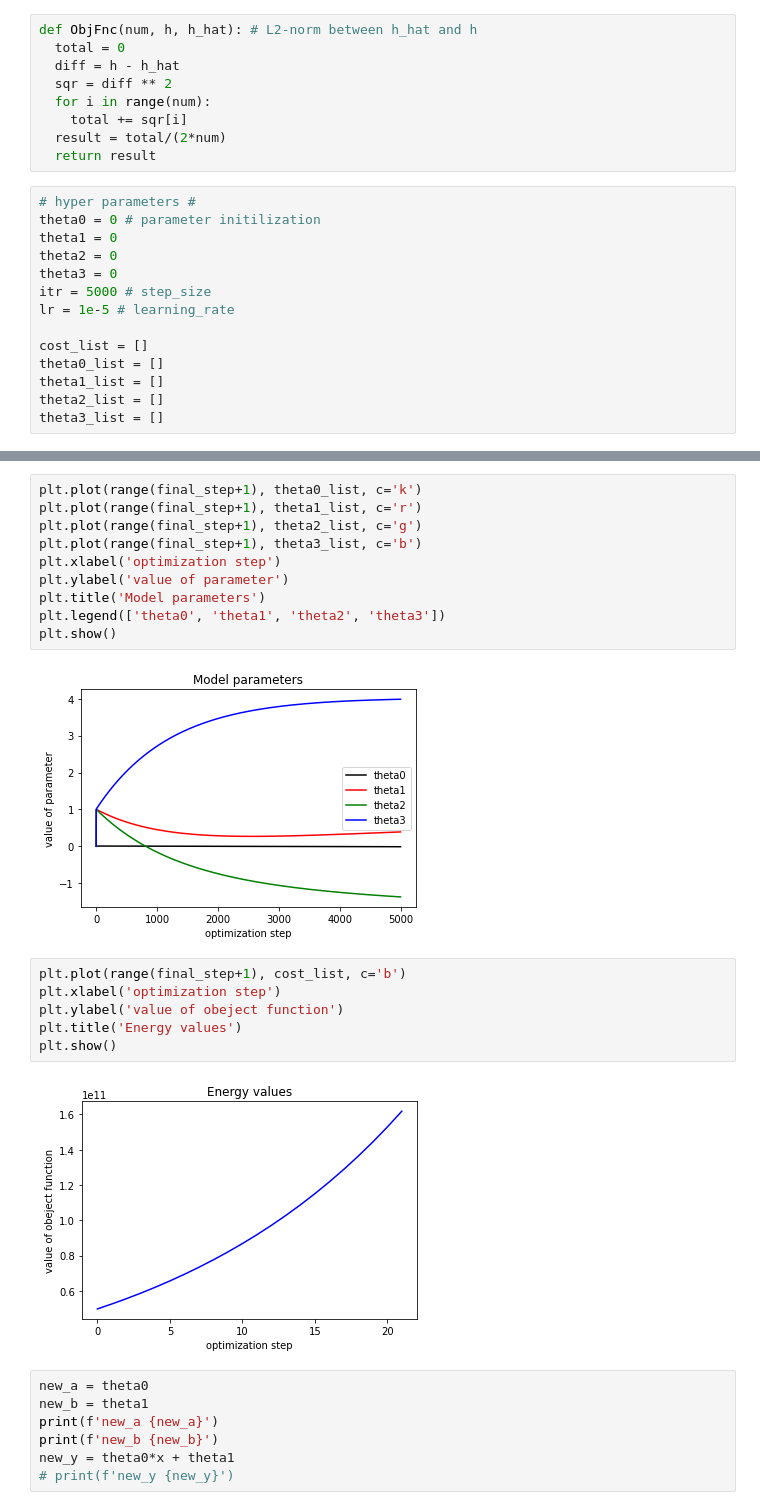
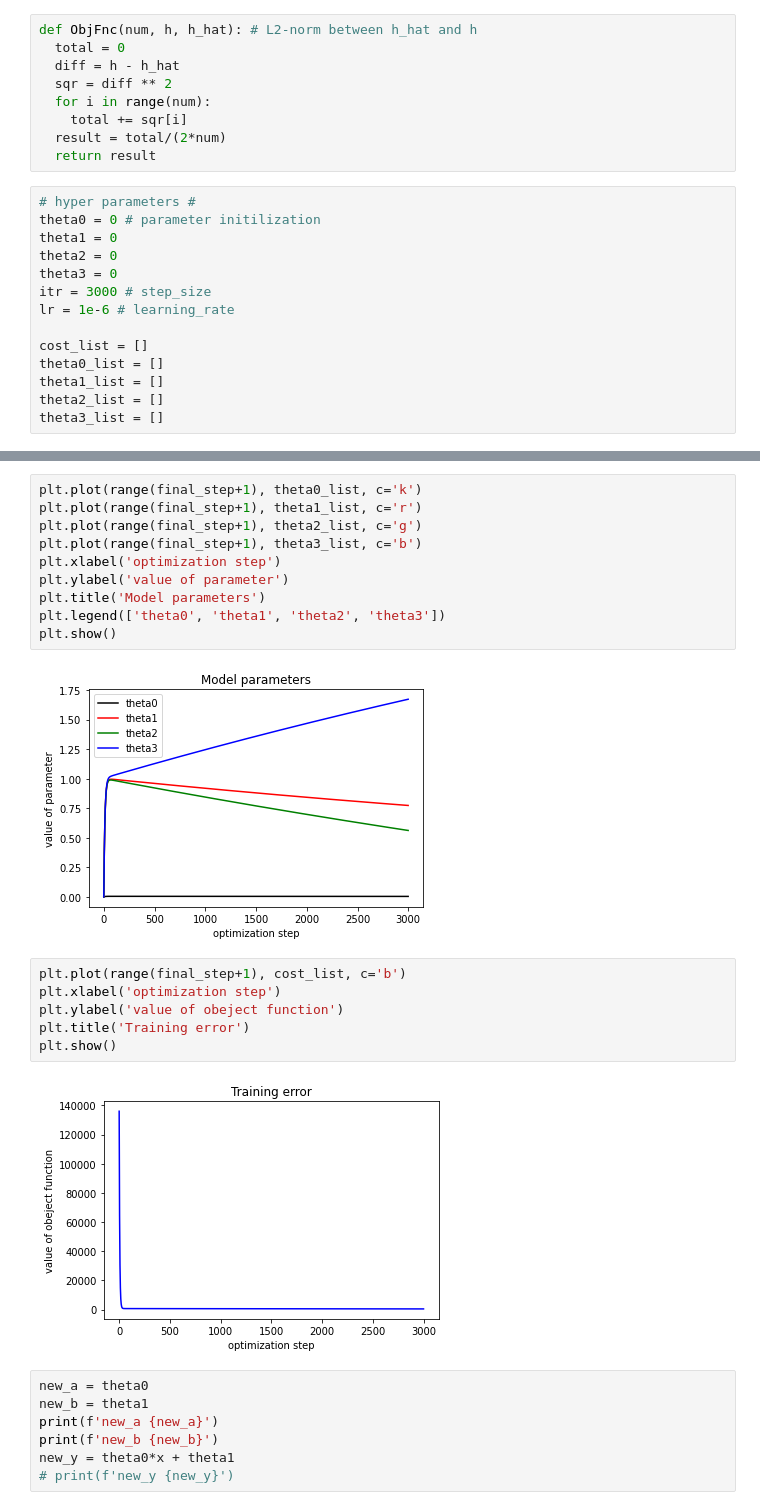
Before and after one commit to SuhyeonHa/MatrixComputation, a Jupyter notebook: Assignment04.ipynb, the cells around one changed output, grey strips where cells are left out. Saved outputs shown, nothing was run; the diff lists cells and outputs as text.

```diff
--- a/Assignment04.ipynb
+++ b/Assignment04.ipynb
@@ -128,8 +128,8 @@ theta0 = 0 # parameter initilization
 theta1 = 0
 theta2 = 0
 theta3 = 0
-itr = 5000 # step_size
-lr = 1e-5 # learning_rate
+itr = 3000 # step_size
+lr = 1e-6 # learning_rate
 
 cost_list = []
 theta0_list = []
@@ -187,15 +188,15 @@ plt.title('Model parameters')
 plt.legend(['theta0', 'theta1', 'theta2', 'theta3'])
 plt.show()
 # %% [output]
-[figure, old version]
+[figure, new version]
 # %%
 plt.plot(range(final_step+1), cost_list, c='b')
 plt.xlabel('optimization step')
 plt.ylabel('value of obeject function')
-plt.title('Energy values')
+plt.title('Training error')
 plt.show()
 # %% [output]
-[figure, old version]
+[figure, new version]
 # %%
 new_a = theta0
 new_b = theta1
```
Also changed, not shown: parts of 1 cell of this notebook.
